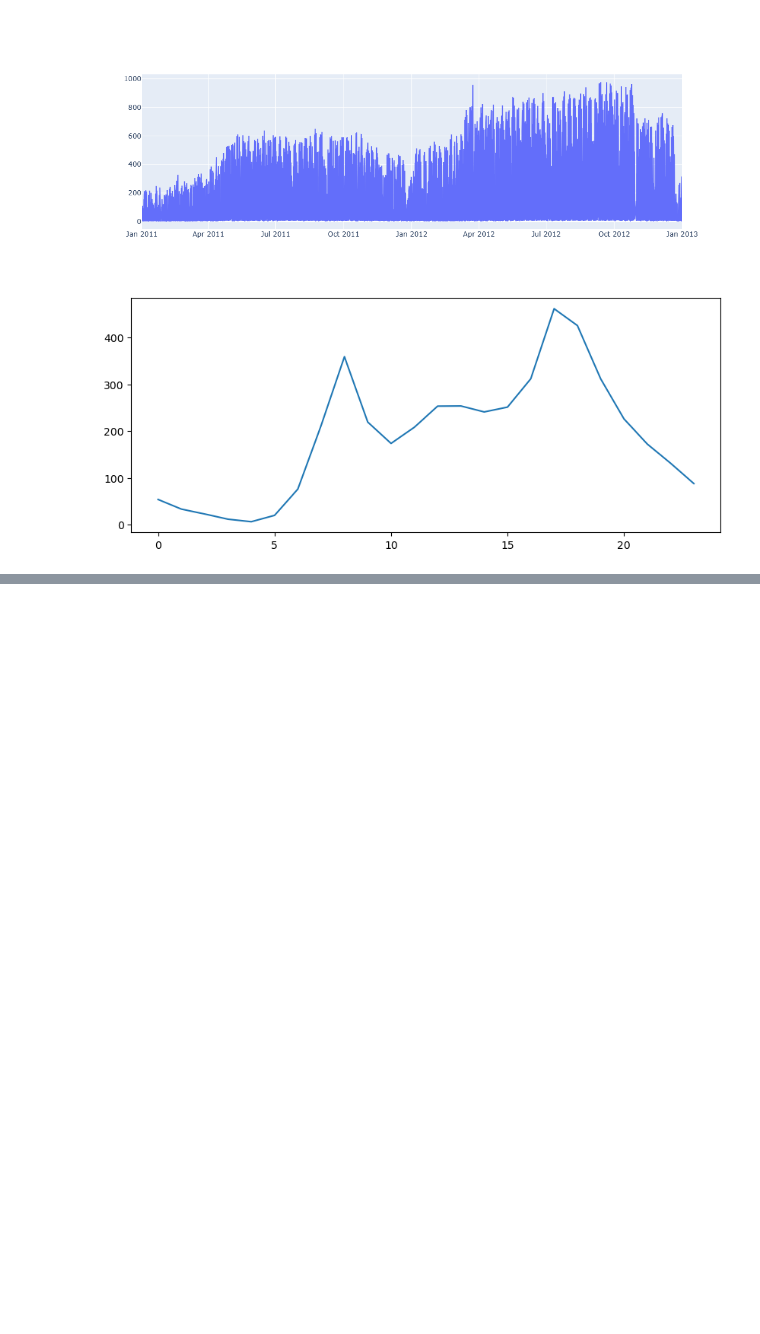
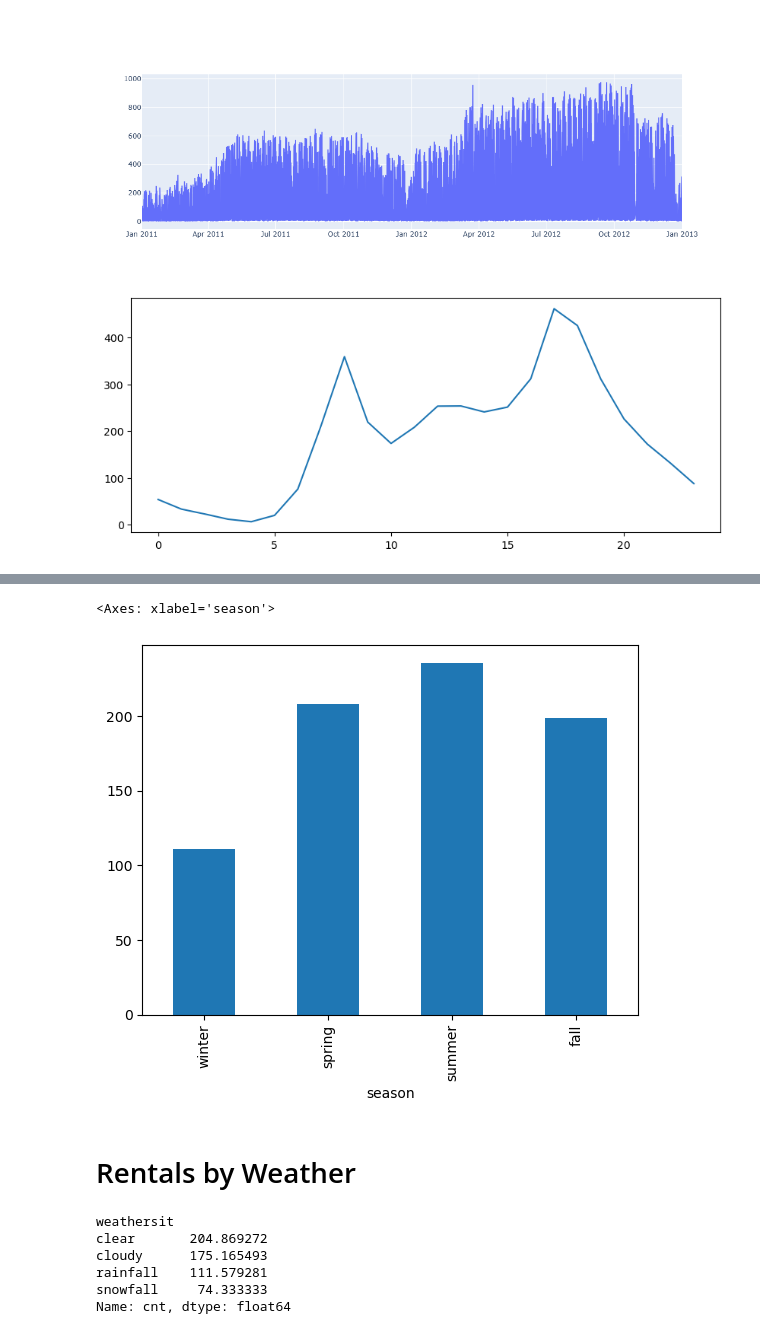
Before and after one commit to Vish-bit/ml-bike-rental-project, a Jupyter notebook: ml-app/notebooks/EDA.ipynb, the cells around one changed output, grey strips where cells are left out. Saved outputs shown, nothing was run; the diff lists cells and outputs as text; code cells hidden in the pictures; blank space fills up the shorter version.

```diff
--- a/ml-app/notebooks/EDA.ipynb
+++ b/ml-app/notebooks/EDA.ipynb
@@ -91,0 +92,9 @@ plt.show()
+# %%
+season_map = {
+    1: "winter",
+    2: "spring",
+    3: "summer",
+    4: "fall",
+}
+# Apply Mapping
+df['season'] = df['season'].apply(lambda x: season_map.get(x, "unknown"))
@@ -91,0 +111,8 @@ plt.show()
+# %%
+season_mean = df.groupby('season')['cnt'].mean().reindex(['winter', 'spring','summer','fall'])
+season_mean.plot(kind = "bar")
+# %% [output]
+<Axes: xlabel='season'>
+[figure, added]
+# %% [markdown]
+# Rentals by Weather
@@ -91,0 +124,9 @@ plt.show()
+# %%
+df.groupby('weathersit')['cnt'].mean().reindex(['clear','cloudy', 'rainfall', 'snowfall'] )
+# %% [output]
+weathersit
+clear       204.869272
+cloudy      175.165493
+rainfall    111.579281
+snowfall     74.333333
+Name: cnt, dtype: float64
```
Also changed, not shown: parts of 16 cells of this notebook.
